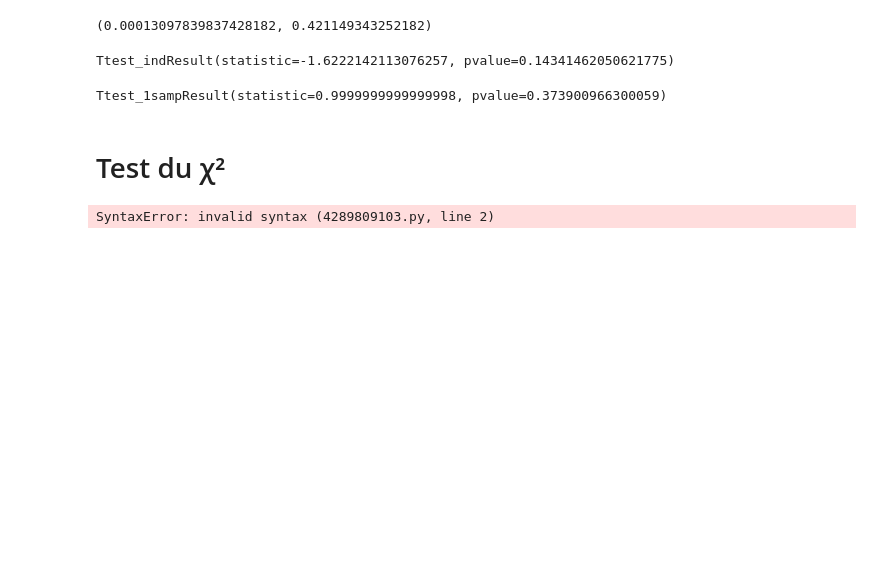
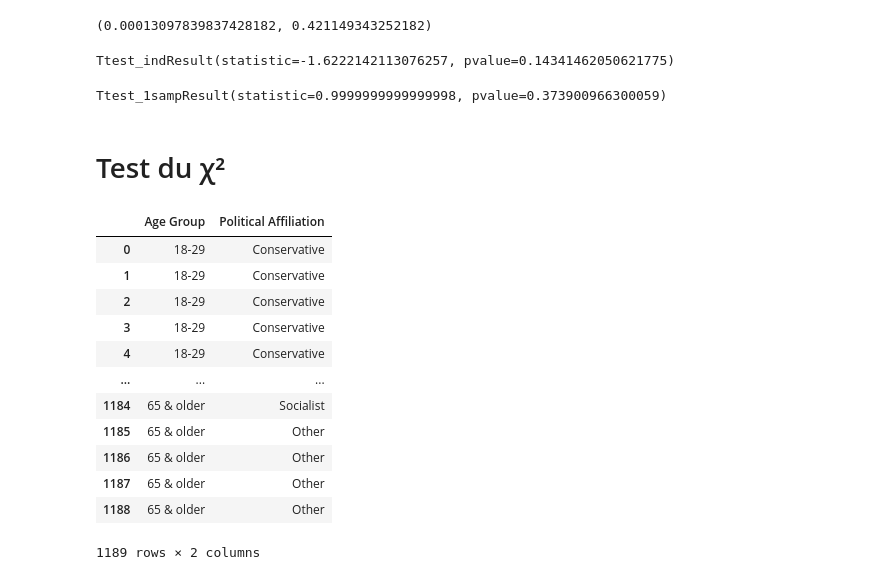
Before and after one commit to axelguerinoctave/M2Bio, a Jupyter notebook: TP 4.ipynb, the cells around one changed output. Drawn from its saved outputs; the diff is of its cells as text; code cells hidden in the pictures; blank space fills up the shorter version.

```diff
--- a/TP 4.ipynb
+++ b/TP 4.ipynb
@@ -119,7 +119,7 @@ Ttest_1sampResult(statistic=0.9999999999999998, pvalue=0.373900966300059)
 # %% [markdown]
 # Test du χ²
 # %%
-data = data = [['18-29', 'Conservative'] for i in range(141)] + \
+data = [['18-29', 'Conservative'] for i in range(141)] + \
         [['18-29', 'Socialist'] for i in range(68)] + \
         [['18-29', 'Other'] for i in range(4)] + \
         [['30-44', 'Conservative'] for i in range(179)] + \
@@ -131,29 +131,21 @@ data = data = [['18-29', 'Conservative'] for i in range(141)] + \
         [['65 & older', 'Conservative'] for i in range(86)] + \
         [['65 & older', 'Socialist'] for i in range(101)] + \
         [['65 & older', 'Other'] for i in range(4)]
-# %%
-data = [['18-29', 'Conservative'] for i in range(141)] + \
-
-[['18-29', 'Socialist'] for i in range(68)] + \
-
-[['18-29', 'Other'] for i in range(4)] + \
-
-[['30-44', 'Conservative'] for i in range(179)] + \
-
-[['30-44', 'Socialist'] for i in range(159)] + \
-
-[['30-44', 'Other'] for i in range(7)] + \
-
-[['45-65', 'Conservative'] for i in range(220)] + \
-
-[['45-65', 'Socialist'] for i in range(216)] + \
-
-[['45-65', 'Other'] for i in range(4)] + \
-
-[['65 & older', 'Conservative'] for i in range(86)] + \
-
-[['65 & older', 'Socialist'] for i in range(101)] + \
-
-[['65 & older', 'Other'] for i in range(4)]
-# %% [output]
-SyntaxError: invalid syntax (4289809103.py, line 2)
+# %%
+df = pd.DataFrame(data, columns = ["Age Group", "Political Affiliation"])
+# %%
+df
+# %% [output]
+|  | Age Group | Political Affiliation |
+| 0 | 18-29 | Conservative |
+| 1 | 18-29 | Conservative |
+| 2 | 18-29 | Conservative |
+| 3 | 18-29 | Conservative |
+| 4 | 18-29 | Conservative |
+| ... | ... | ... |
+| 1184 | 65 & older | Socialist |
+| 1185 | 65 & older | Other |
+| 1186 | 65 & older | Other |
+| 1187 | 65 & older | Other |
+| 1188 | 65 & older | Other |
+1189 rows × 2 columns
```
Also changed, not shown: parts of 2 cells of this notebook.
